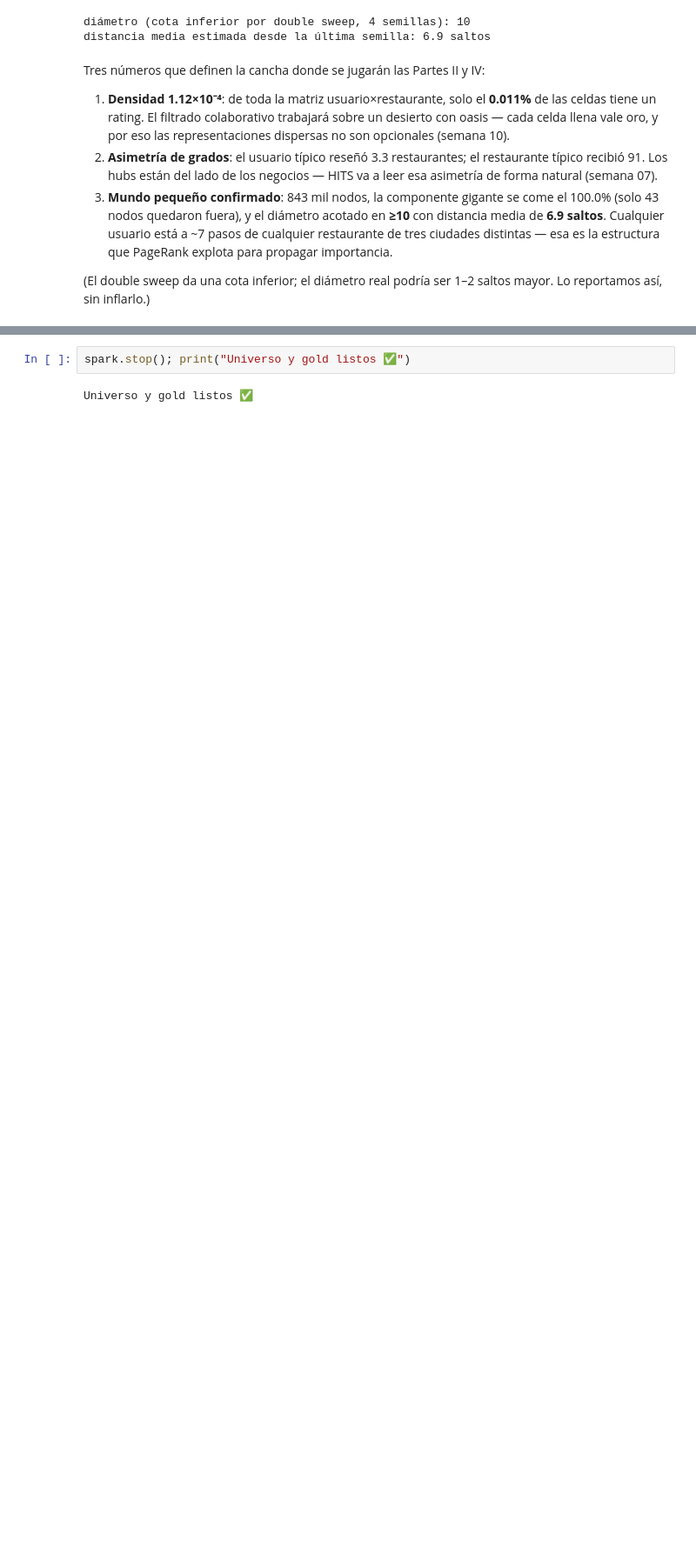
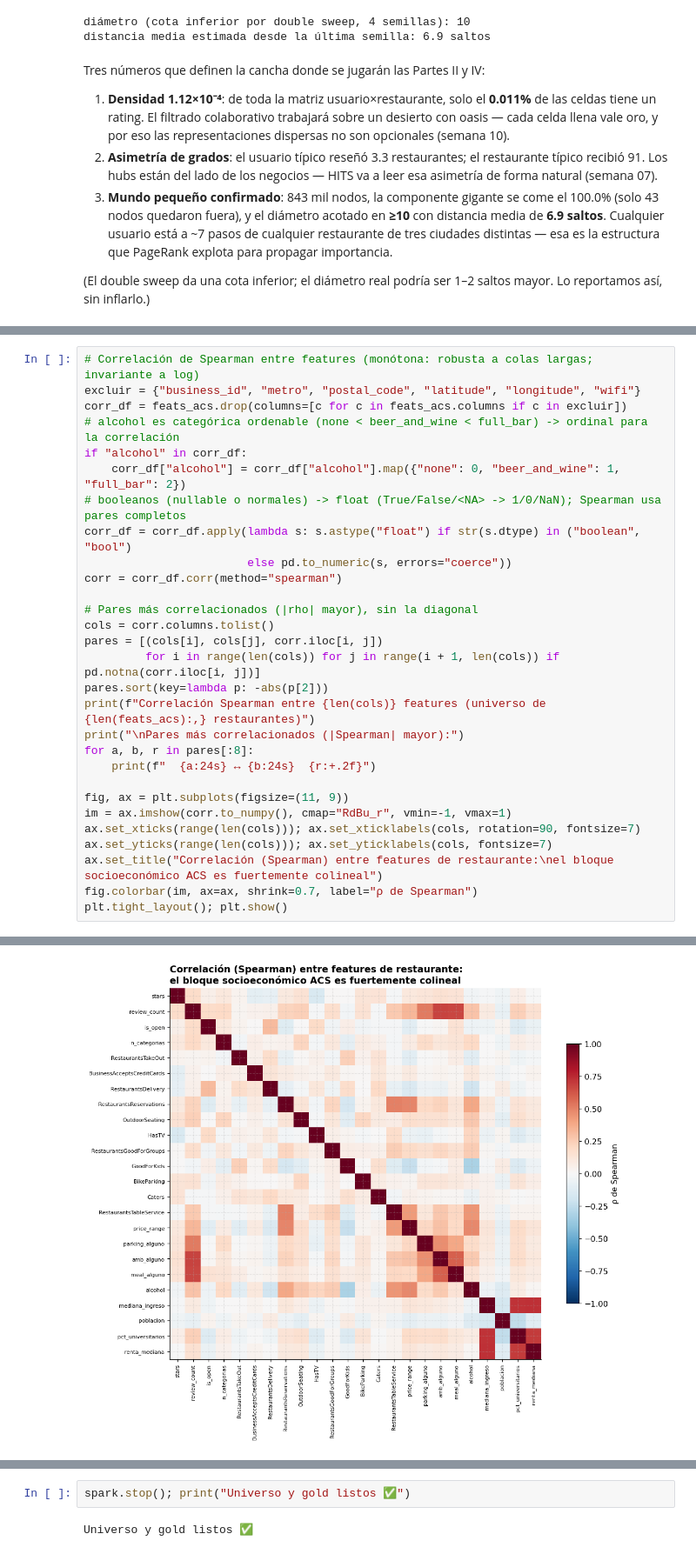
Before and after one commit to Joharjbe/proyecto-2-data-mining-yelp, a Jupyter notebook: notebooks/04_universo_y_gold.ipynb, the cells around one changed output, grey strips where cells are left out. Shown at 87% size. Saved outputs shown, nothing was run; the diff lists cells and outputs as text; blank space fills up the shorter version.

```diff
--- a/notebooks/04_universo_y_gold.ipynb
+++ b/notebooks/04_universo_y_gold.ipynb
@@ -474,0 +480,30 @@ Tres números que definen la cancha donde se jugarán las Partes II y IV:
+# %%
+# Correlación de Spearman entre features (monótona: robusta a colas largas; invariante a log)
+excluir = {"business_id", "metro", "postal_code", "latitude", "longitude", "wifi"}
+corr_df = feats_acs.drop(columns=[c for c in feats_acs.columns if c in excluir])
+# alcohol es categórica ordenable (none < beer_and_wine < full_bar) -> ordinal para la correlación
+if "alcohol" in corr_df:
+    corr_df["alcohol"] = corr_df["alcohol"].map({"none": 0, "beer_and_wine": 1, "full_bar": 2})
+# booleanos (nullable o normales) -> float (True/False/<NA> -> 1/0/NaN); Spearman usa pares completos
+corr_df = corr_df.apply(lambda s: s.astype("float") if str(s.dtype) in ("boolean", "bool")
+                        else pd.to_numeric(s, errors="coerce"))
+corr = corr_df.corr(method="spearman")
+
+# Pares más correlacionados (|rho| mayor), sin la diagonal
+cols = corr.columns.tolist()
+pares = [(cols[i], cols[j], corr.iloc[i, j])
+         for i in range(len(cols)) for j in range(i + 1, len(cols)) if pd.notna(corr.iloc[i, j])]
+pares.sort(key=lambda p: -abs(p[2]))
+print(f"Correlación Spearman entre {len(cols)} features (universo de {len(feats_acs):,} restaurantes)")
+print("\nPares más correlacionados (|Spearman| mayor):")
+for a, b, r in pares[:8]:
+    print(f"  {a:24s} ↔ {b:24s}  {r:+.2f}")
+
+fig, ax = plt.subplots(figsize=(11, 9))
+im = ax.imshow(corr.to_numpy(), cmap="RdBu_r", vmin=-1, vmax=1)
+ax.set_xticks(range(len(cols))); ax.set_xticklabels(cols, rotation=90, fontsize=7)
+ax.set_yticks(range(len(cols))); ax.set_yticklabels(cols, fontsize=7)
+ax.set_title("Correlación (Spearman) entre features de restaurante:\nel bloque socioeconómico ACS es fuertemente colineal")
+fig.colorbar(im, ax=ax, shrink=0.7, label="ρ de Spearman")
+plt.tight_layout(); plt.show()
+# %% [output]
@@ -474,0 +521 @@ Tres números que definen la cancha donde se jugarán las Partes II y IV:
+[figure, added]
```
Also changed, not shown: parts of 8 cells of this notebook, 22 other files.
